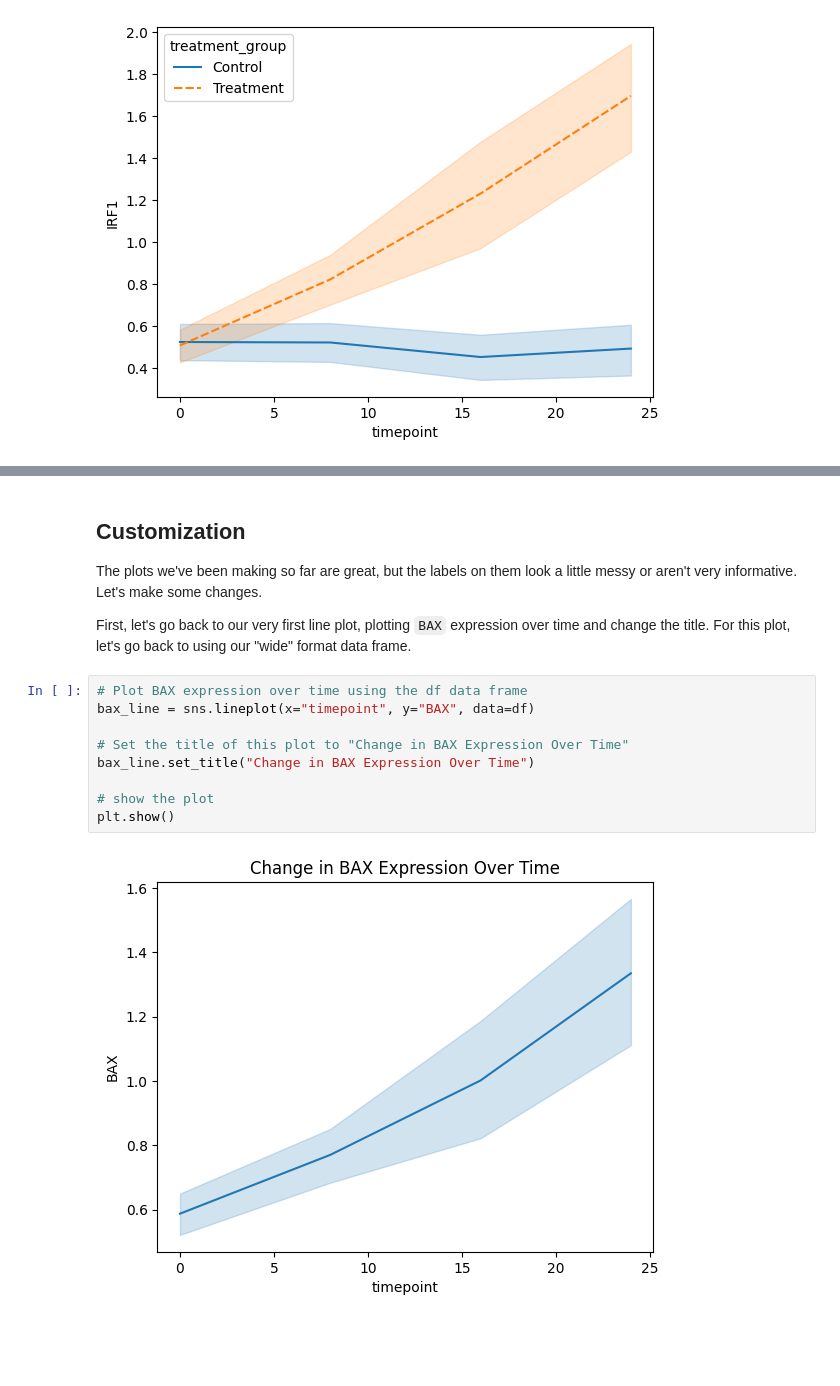
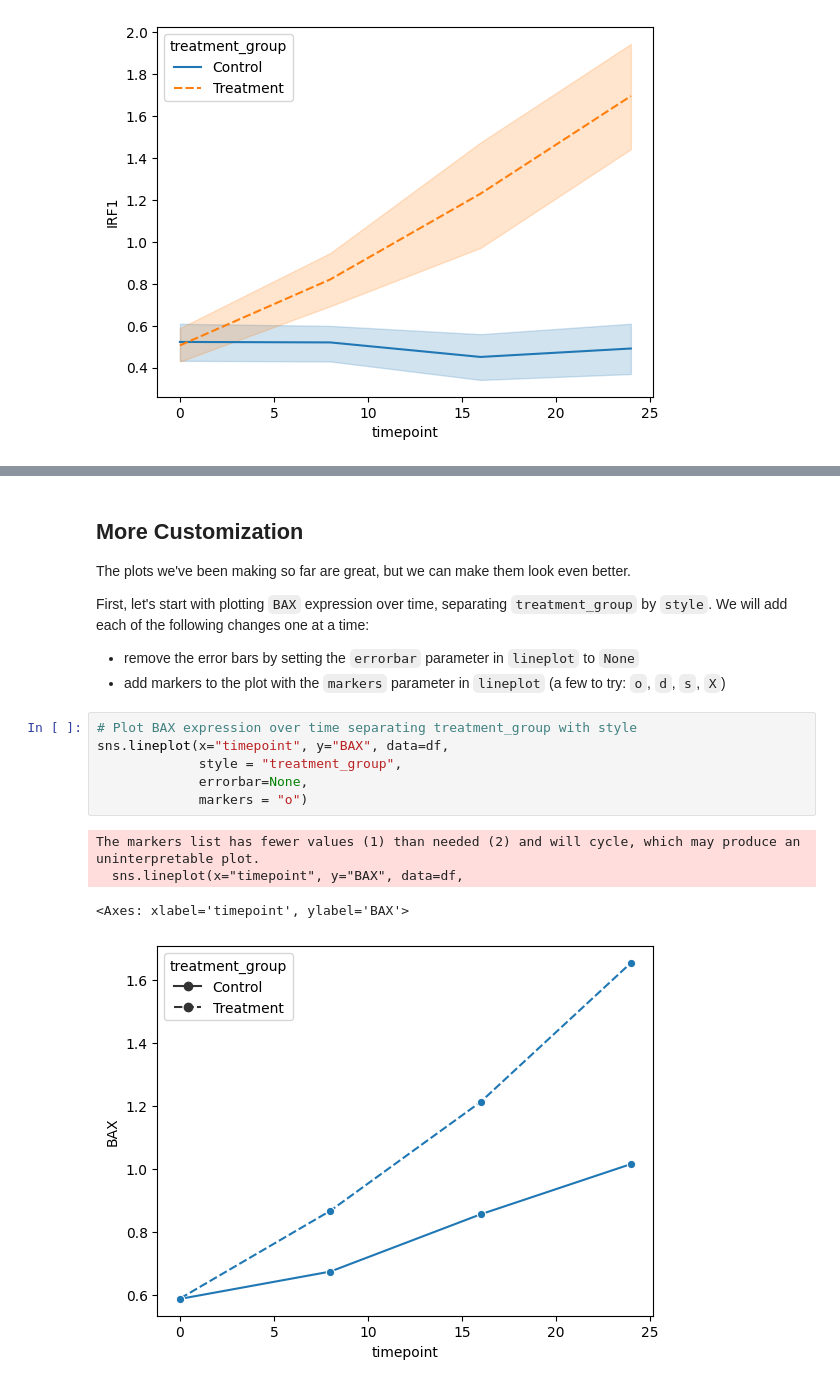
Before and after one commit to grkenney/WinSPIRE-HLC-Python, a Jupyter notebook: Notebooks/Keys/Day_3.2_Line_Graphs.ipynb, the cells around one changed output, grey strips where cells are left out. Drawn from its saved outputs; the diff is of its cells as text; blank space fills up the shorter version.

```diff
--- a/Notebooks/Keys/Day_3.2_Line_Graphs.ipynb
+++ b/Notebooks/Keys/Day_3.2_Line_Graphs.ipynb
@@ -188,17 +114,19 @@ sns.relplot(
 # %% [markdown]
-## Customization
+## More Customization
 
-The plots we've been making so far are great, but the labels on them look a little messy or aren't very informative. Let's make some changes.
+The plots we've been making so far are great, but we can make them look even better.
 
-First, let's go back to our very first line plot, plotting `BAX` expression over time and change the title. For this plot, let's go back to using our "wide" format data frame.
+First, let's start with plotting `BAX` expression over time, separating `treatment_group` by `style`. We will add each of the following changes one at a time:
+* remove the error bars by setting the `errorbar` parameter in `lineplot` to `None`
+* add markers to the plot with the `markers` parameter in `lineplot` (a few to try: `o`, `d`, `s`, `X`)
 # %%
-# Plot BAX expression over time using the df data frame
-bax_line = sns.lineplot(x="timepoint", y="BAX", data=df)
-
-# Set the title of this plot to "Change in BAX Expression Over Time"
-bax_line.set_title("Change in BAX Expression Over Time")
-
-# show the plot
-plt.show()
+# Plot BAX expression over time separating treatment_group with style
+sns.lineplot(x="timepoint", y="BAX", data=df,
+             style = "treatment_group",
+             errorbar=None,
+             markers = "o")
 # %% [output]
+The markers list has fewer values (1) than needed (2) and will cycle, which may produce an uninterpretable plot.
+  sns.lineplot(x="timepoint", y="BAX", data=df,
+<Axes: xlabel='timepoint', ylabel='BAX'>
-[figure, old version]
+[figure, new version]
```
Also changed, not shown: parts of 26 cells of this notebook, 1 other file.
